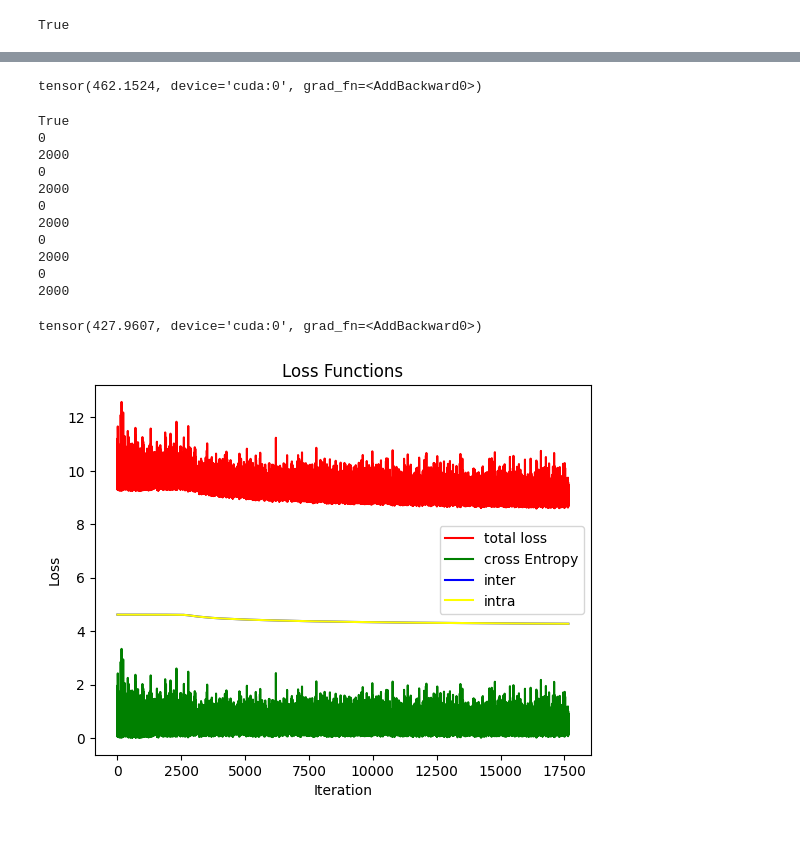
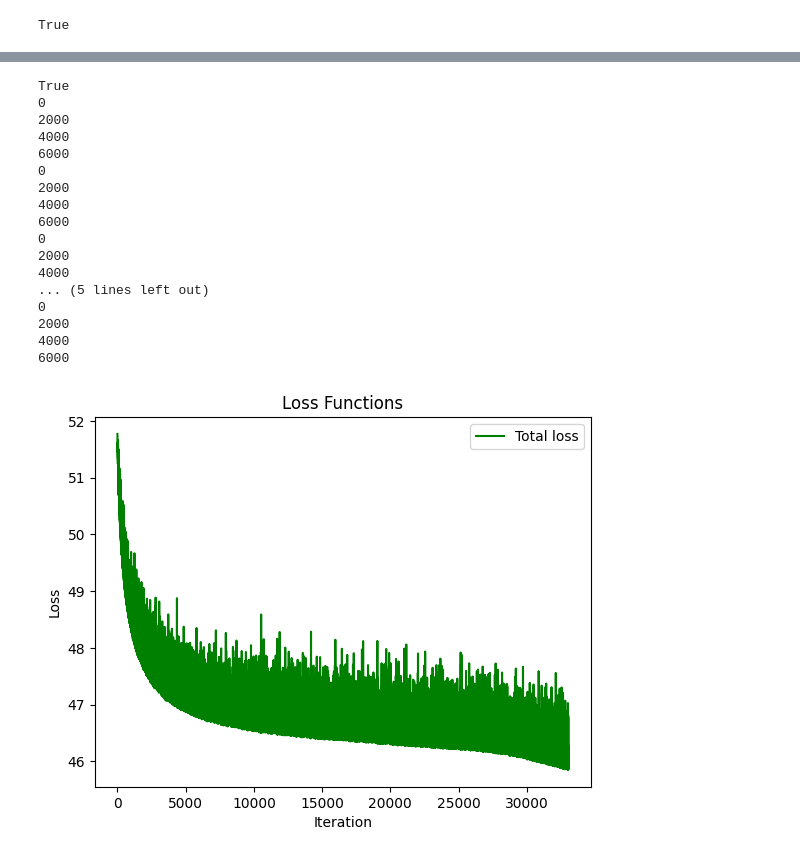
Before and after one commit to sivamani121/bio, a Jupyter notebook: bertfinetuning.ipynb, the cells around one changed output, grey strips where cells are left out. Saved outputs shown, nothing was run; the diff lists cells and outputs as text; code cells hidden in the pictures.

```diff
--- a/bertfinetuning.ipynb
+++ b/bertfinetuning.ipynb
@@ -34,7 +26,7 @@ df.head()
 # %%
 # Process tweets
 for i in range(len(tweets)):
-    splitt = tweets[i].split("@USER")
+    splitt = tweets[i].split(":")
     if len(splitt) == 1:
         res.append(splitt[0])
     else:
@@ -127,7 +119,7 @@ preds = []
 
 with torch.no_grad():
     for i, batch in enumerate(test_loader):
-        if i == 100 :
+        if i == 1 :
             break
         X, y = batch
         y_preds = model0(X)
@@ -151,7 +143,7 @@ Test Accuracy: 0.023036254569888115
 # Train the model
 model0.train()
 try:
-    for _ in range(3):
+    for _ in range(0):
         for i, batch in enumerate(train_loader):
             if i==100:
                 break
@@ -189,7 +177,7 @@ preds = []
 
 with torch.no_grad():
     for i, batch in enumerate(test_loader):
-        if i == 100 :
+        if i == 1 :
             break
         X, y = batch
         y_preds = model0(X)
@@ -363,35 +351,24 @@ tensor([[0.5571],
-# %%
-L_inter(torch.cat((hate_space, not_hate_space)))
-# %% [output]
-tensor(462.1524, device='cuda:0', grad_fn=<AddBackward0>)
 # %%
-from sklearn.metrics import precision_score, recall_score,accuracy_score
+from sklearn.metrics import precision_score, recall_score
 
 
 model1.to(device)
 
 print(hate_space.is_leaf)
-optimizer = torch.optim.Adam(params=[hate_space, not_hate_space, hate_space_weights, not_hate_space_weights], lr=0.02)
+optimizer = torch.optim.Adam(params=[hate_space, not_hate_space, hate_space_weights, not_hate_space_weights], lr=0.0002)
 model1.train()
+totalloss=[]
 
-iterations=[]
-totalloss=[]
-cross=[]
-interl=[]
-intral=[]
-it=0
-curr=0.1
-prev=0
-pprev=0
+
 for _ in range(5):
     for i, batch in enumerate(train_loader):
-#         if i == 100:
+#         if i == 1000:
 #             break
         if i % 2000 == 0:
             print(i)
 
         x, Y = batch
-        loss = torch.tensor([0.0], device='cuda')
+        loss = torch.tensor(0.0, requires_grad=True).to(device)
 
         for X, y in zip(x, Y):
             probs = model1(X)
@@ -405,24 +382,16 @@ for _ in range(5):
             the weightage for class with high prob """
 #             break
         loss /= len(x)
-#         print(loss)
-        it+=1
-        iterations.append(it)
-        cross.append(loss.item())
-
-        inter= 0.01*L_inter(torch.cat((hate_space, not_hate_space)))
-        intra=0.01*L_inter(torch.cat((hate_space, not_hate_space)))
-        interl.append(inter.item())
-        intral.append(intra.item())
-        loss += intra+inter
+        loss += 0.1*L_inter(torch.cat((hate_space, not_hate_space))) + 0.1*L_intra(torch.stack([hate_space, not_hate_space]))
         totalloss.append(loss.item())
         optimizer.zero_grad()
 
         loss.backward()
         optimizer.step()
 #         print(hate_space.grad,hate_space_weights.grad)
-#     correct = 0
-#     total = len(y_test)
+
+    correct = 0
+    total = len(y_test)
 
 #     true = []
 #     preds = []
@@ -447,38 +416,39 @@ for _ in range(5):
 #     prev=curr
 #     print(f"Test Accuracy: {correct/total}")
 #     curr=correct/total
-#     print(f"Accuracy - {accuracy_score(y_test, preds)}")
-#     print(f"precison score -{precision_score(y_test, preds, average='macro')}")
-#     print(f"recall score  -{recall_score(y_test, preds, average='macro')}")
+#     print(precision_score(y_test, preds, average='macro'))
+#     print(recall_score(y_test, preds, average='macro'))
 # %% [output]
 True
 0
 2000
+4000
+6000
 0
 2000
+4000
+6000
 0
 2000
+4000
+... (5 lines left out)
 0
 2000
-0
-2000
+4000
+6000
-# %%
-L_inter(torch.cat((hate_space, not_hate_space)))
-# %% [output]
-tensor(427.9607, device='cuda:0', grad_fn=<AddBackward0>)
 # %%
 import matplotlib.pyplot as plt
-plt.plot(iterations, totalloss, color='red', label='total loss')
-plt.plot(iterations, cross, color='green', label='cross Entropy')
-plt.plot(iterations, interl, color='blue', label='inter')
-plt.plot(iterations, intral, color='yellow', label='intra')
+# plt.plot(iterations, totalloss, color='red', label='total loss')
+plt.plot(totalloss, color='green', label='Total loss')
+# plt.plot(iterations, interl, color='blue', label='inter')
+# plt.plot(iterations, intral, color='yellow', label='intra')
 plt.xlabel('Iteration')
 plt.ylabel('Loss')
 plt.title('Loss Functions')
 plt.legend()
 plt.show()
 # %% [output]
-[figure, old version]
+[figure, new version]
 # %%
 print(hate_space_weights,not_hate_space_weights)
 # %% [output]
```
Also changed, not shown: parts of 13 cells of this notebook.
